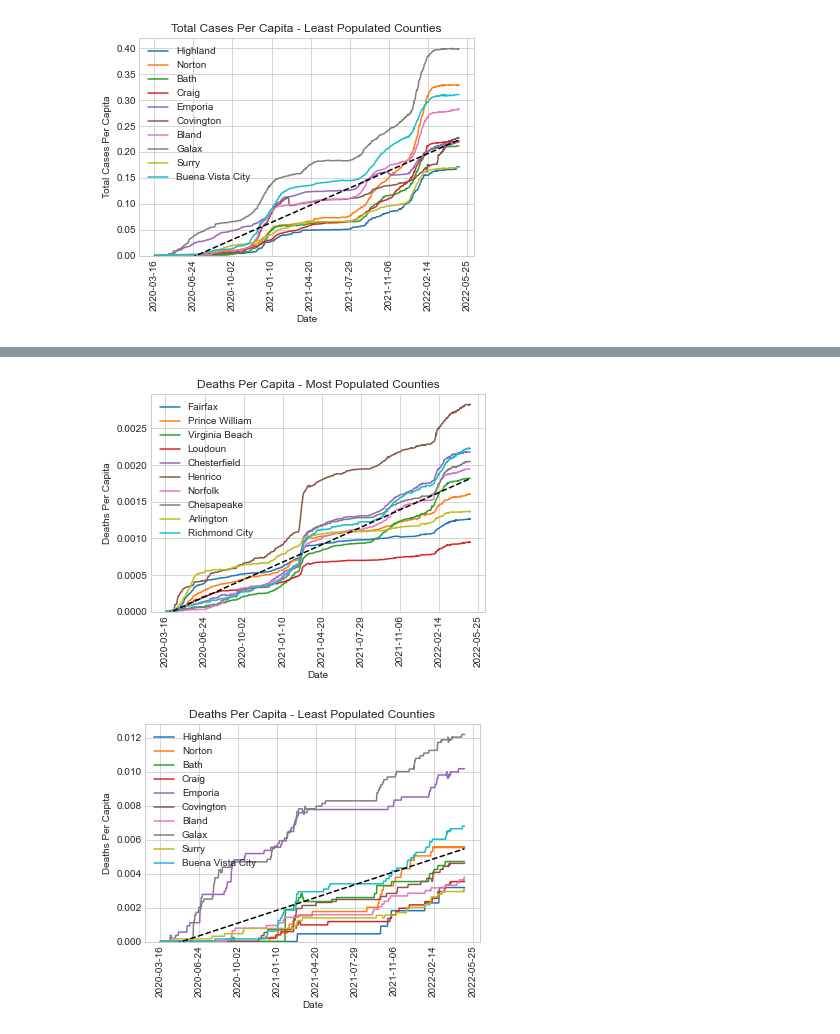
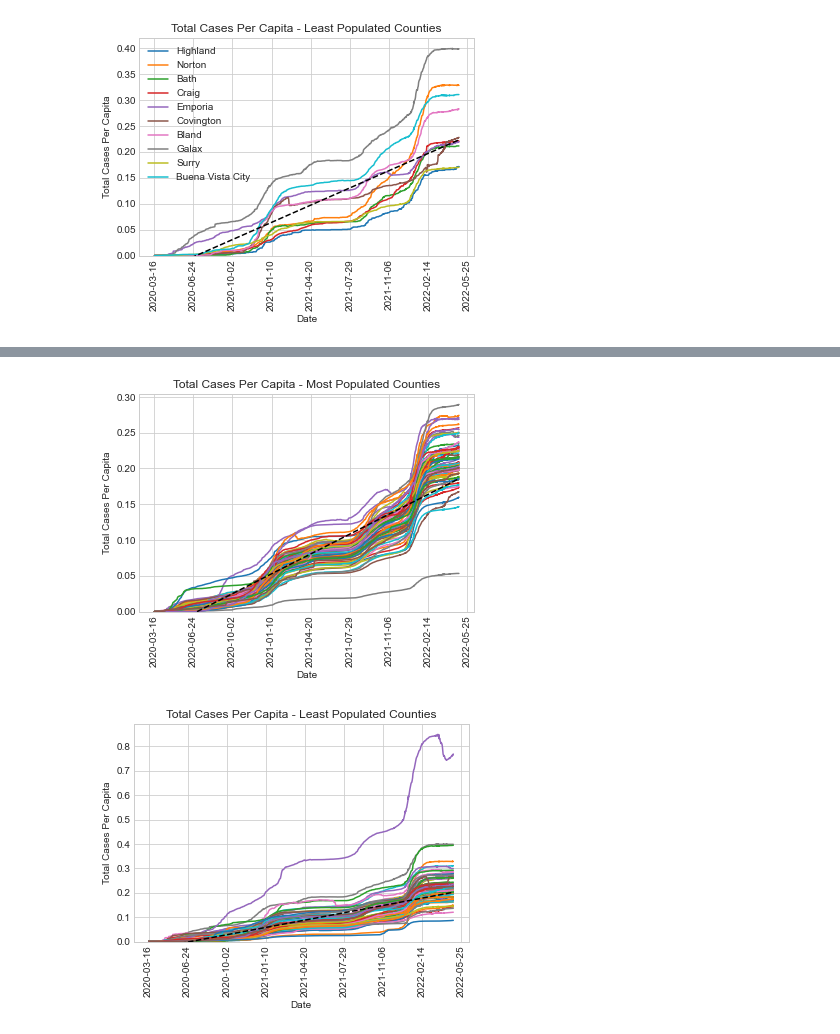
Before and after one commit to martindavid1995/Data-Science-Tutorial, a Jupyter notebook: Tutorial.ipynb, the cells around one changed output, grey strips where cells are left out. Drawn from its saved outputs; the diff is of its cells as text; code cells hidden in the pictures.

```diff
--- a/Tutorial.ipynb
+++ b/Tutorial.ipynb
@@ -462,0 +466,32 @@ https://stackoverflow.com/questions/29308729/how-to-plot-a-linear-regression-wit
+# %%
+# Returns a specific county's DataFrame
+def getFrame(county: str):
+    for frame in county_frames:
+        if frame.iloc[0,1] == county:
+            return frame
+
+# Returns a list of the n largest populated counties
+def getNLargest(n):
+    # Call the nlargest function
+    n_largest = populations.nlargest(n, ['Population'])['County'].to_list()
+    most_populous_frames = []
+    # Append the frame of every county to most_populous_frames
+    for cty in n_largest:
+        most_populous_frames.append(getFrame(cty))
+    # Add the date_ordinal value for regression modeling
+    for df in most_populous_frames:
+        df['date_ordinal'] = pd.to_datetime(df['Time']).apply(lambda date: date.toordinal())
+    return most_populous_frames
+
+# Returns a list of the n smallest populated counties
+def getNSmallest(n):
+    # Call the nsmallest function
+    n_smallest = populations.nsmallest(n, ['Population'])['County'].to_list()
+    least_populous_frames = []
+    # Append the frame of every county to most_populous_frames
+    for cty in n_smallest:
+        least_populous_frames.append(getFrame(cty))
+    # Add the date_ordinal value for regression modeling
+    for df in least_populous_frames:
+        df['date_ordinal'] = pd.to_datetime(df['Time']).apply(lambda date: date.toordinal())
+    return least_populous_frames
@@ -502,8 +607,11 @@ doRegPlot(least_populous_frames, 'Total Cases Per Capita', 'Total Cases Per Capi
+# %%
+most_populous_frames = getNLargest(66)
+least_populous_frames = getNSmallest(66)
 # %%
-doRegPlot(most_populous_frames, 'Deaths Per Capita', 'Deaths Per Capita - Most Populated Counties')
+doRegPlot(most_populous_frames, 'Total Cases Per Capita', 'Total Cases Per Capita - Most Populated Counties')
 # %% [output]
-[figure, old version]
+[figure, new version]
 # %%
-doRegPlot(least_populous_frames, 'Deaths Per Capita', 'Deaths Per Capita - Least Populated Counties')
+doRegPlot(least_populous_frames, 'Total Cases Per Capita', 'Total Cases Per Capita - Least Populated Counties')
 # %% [output]
-[figure, old version]
+[figure, new version]
```
Also changed, not shown: parts of 57 cells of this notebook, 5 other files.
